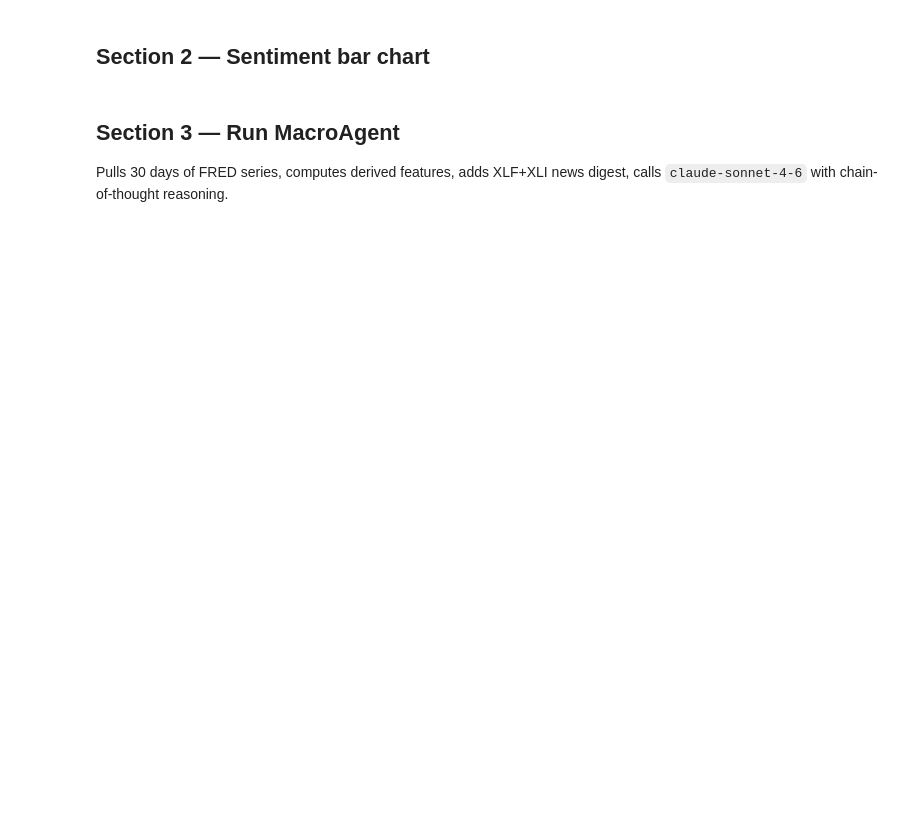
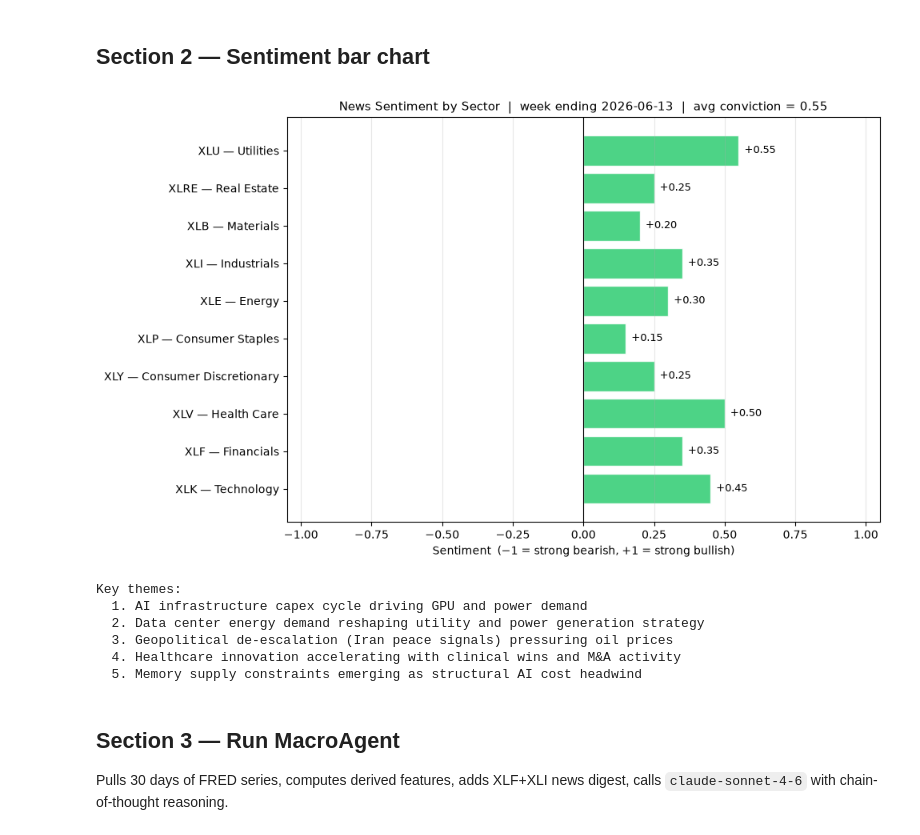
Before and after one commit to Megh-Agarwal/ai-trading-portfolio, a Jupyter notebook: notebooks/02_agents.ipynb, the cells around one changed output. Drawn from its saved outputs; the diff is of its cells as text; code cells hidden in the pictures; blank space fills up the shorter version.

```diff
--- a/notebooks/02_agents.ipynb
+++ b/notebooks/02_agents.ipynb
@@ -80,5 +83,6 @@ if total_articles == 0:
     news_result = None
 else:
     news_result = news_agent.run(ANALYSIS_DATE, engine)
-    print(f'\n✓ NewsAgent done  conviction={news_result["conviction"]:.2f}')
+    avg_conv = sum(news_result["sector_conviction"].values()) / max(len(news_result["sector_conviction"]), 1)
+    print(f'\n✓ NewsAgent done  avg_conviction={avg_conv:.2f}')
     print(f'  key_themes: {news_result["key_themes"]}')
@@ -87,32 +112,42 @@ else:
 # %%
 if news_result is None:
     print('⚠  No result to plot.')
 else:
     sentiments = news_result['sector_sentiments']
     labels = [f'{etf} — {SECTOR_NAMES.get(etf, etf)}' for etf in sentiments]
     scores = list(sentiments.values())
     colors = ['#2ecc71' if s > 0.05 else '#e74c3c' if s < -0.05 else '#bdc3c7' for s in scores]
 
+    avg_conv = sum(news_result["sector_conviction"].values()) / max(len(news_result["sector_conviction"]), 1)
+
     fig, ax = plt.subplots(figsize=(10, 6))
     bars = ax.barh(labels, scores, color=colors, alpha=0.85, edgecolor='white')
     ax.axvline(0, color='black', linewidth=0.8)
     ax.set_xlim(-1.05, 1.05)
     ax.set_xlabel('Sentiment  (−1 = strong bearish, +1 = strong bullish)', fontsize=10)
     ax.set_title(
         f'News Sentiment by Sector  |  week ending {ANALYSIS_DATE}  '
-        f'|  conviction = {news_result["conviction"]:.2f}', fontsize=11)
+        f'|  avg conviction = {avg_conv:.2f}', fontsize=11)
     for bar, score in zip(bars, scores):
         ha = 'left' if score >= 0 else 'right'
         ax.text(score + (0.02 if score >= 0 else -0.02),
                 bar.get_y() + bar.get_height() / 2,
                 f'{score:+.2f}', va='center', ha=ha, fontsize=9)
     ax.grid(axis='x', alpha=0.3)
     plt.tight_layout()
     plt.show()
 
     print('Key themes:')
     for i, t in enumerate(news_result['key_themes'], 1):
         print(f'  {i}. {t}')
+# %% [output]
+[figure, added]
+Key themes:
+  1. AI infrastructure capex cycle driving GPU and power demand
+  2. Data center energy demand reshaping utility and power generation strategy
+  3. Geopolitical de-escalation (Iran peace signals) pressuring oil prices
+  4. Healthcare innovation accelerating with clinical wins and M&A activity
+  5. Memory supply constraints emerging as structural AI cost headwind
 # %% [markdown]
 ## Section 3 — Run MacroAgent
 
```
Also changed, not shown: parts of 15 cells of this notebook, 17 other files.
